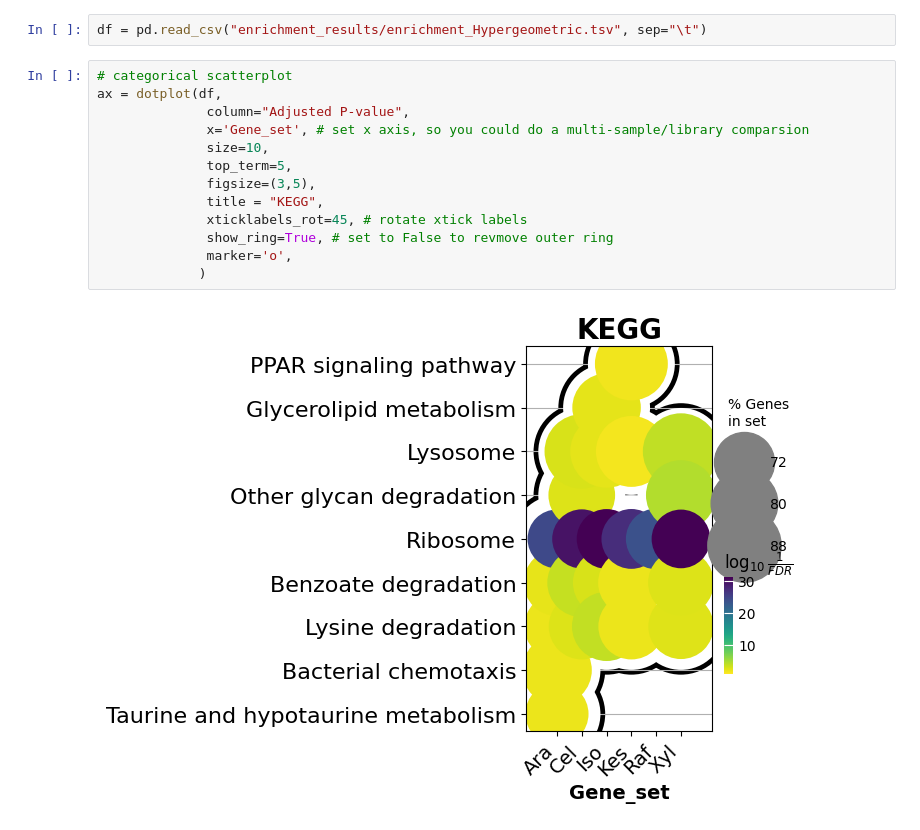
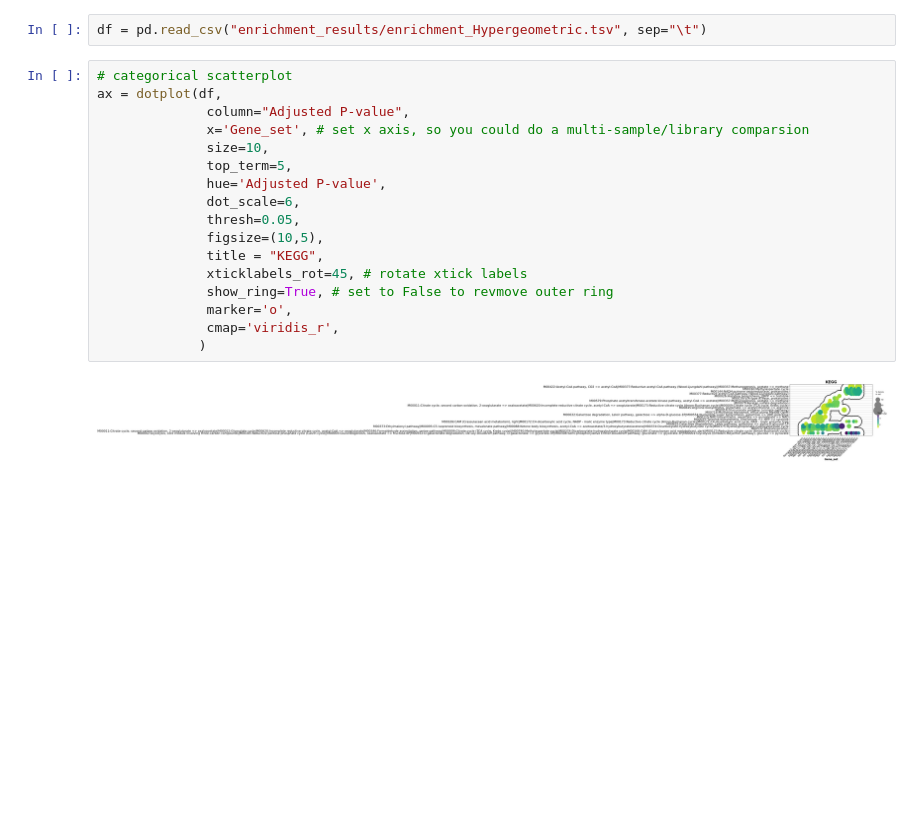
Before and after one commit to byemaxx/gseaGUI, a Jupyter notebook: plot.ipynb, the cells around one changed output. Drawn from its saved outputs; the diff is of its cells as text; blank space fills up the shorter version.

```diff
--- a/plot.ipynb
+++ b/plot.ipynb
@@ -6,18 +6,22 @@ df = pd.read_csv("enrichment_results/enrichment_Hypergeometric.tsv", sep="\t")
 # %%
 # categorical scatterplot
 ax = dotplot(df,
               column="Adjusted P-value",
               x='Gene_set', # set x axis, so you could do a multi-sample/library comparsion
               size=10,
               top_term=5,
-              figsize=(3,5),
+              hue='Adjusted P-value',
+              dot_scale=6,
+              thresh=0.05,
+              figsize=(10,5),
               title = "KEGG",
               xticklabels_rot=45, # rotate xtick labels
               show_ring=True, # set to False to revmove outer ring
               marker='o',
+              cmap='viridis_r',
              )
 # %% [output]
-[figure, old version]
+[figure, new version]
 # %%
 # categorical scatterplot
 ax = barplot(df,
```
Also changed, not shown: parts of 8 cells of this notebook.
